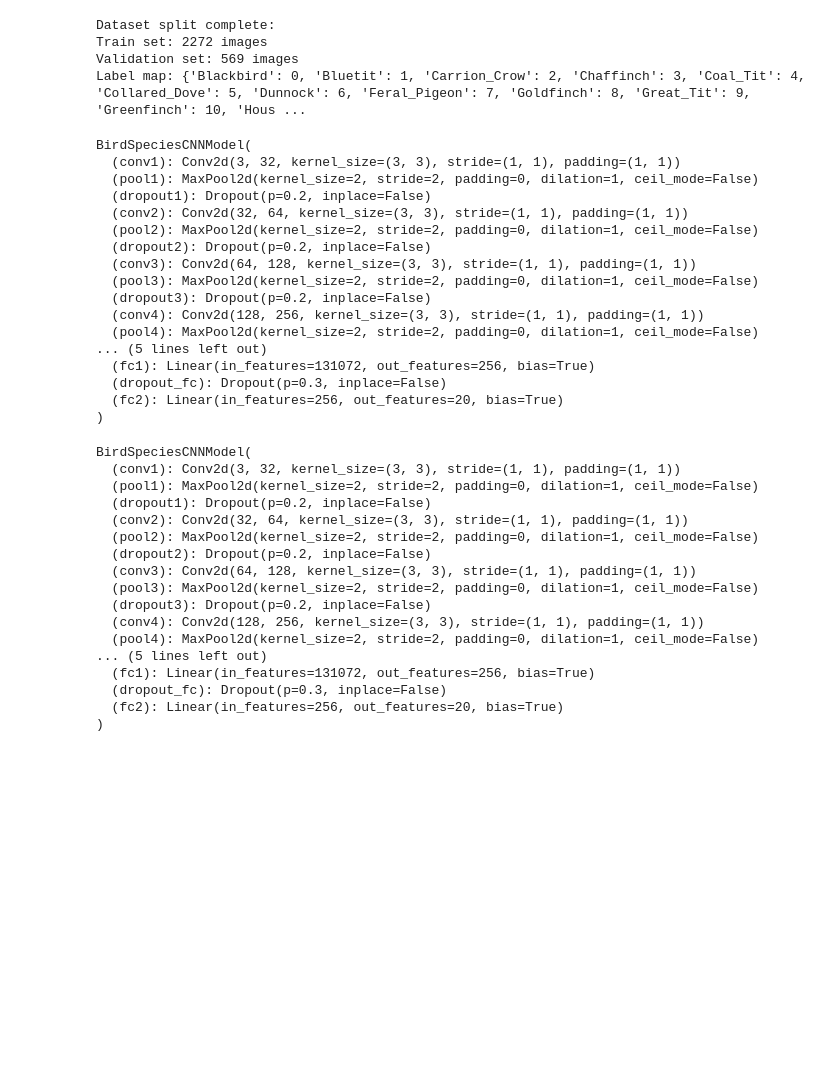
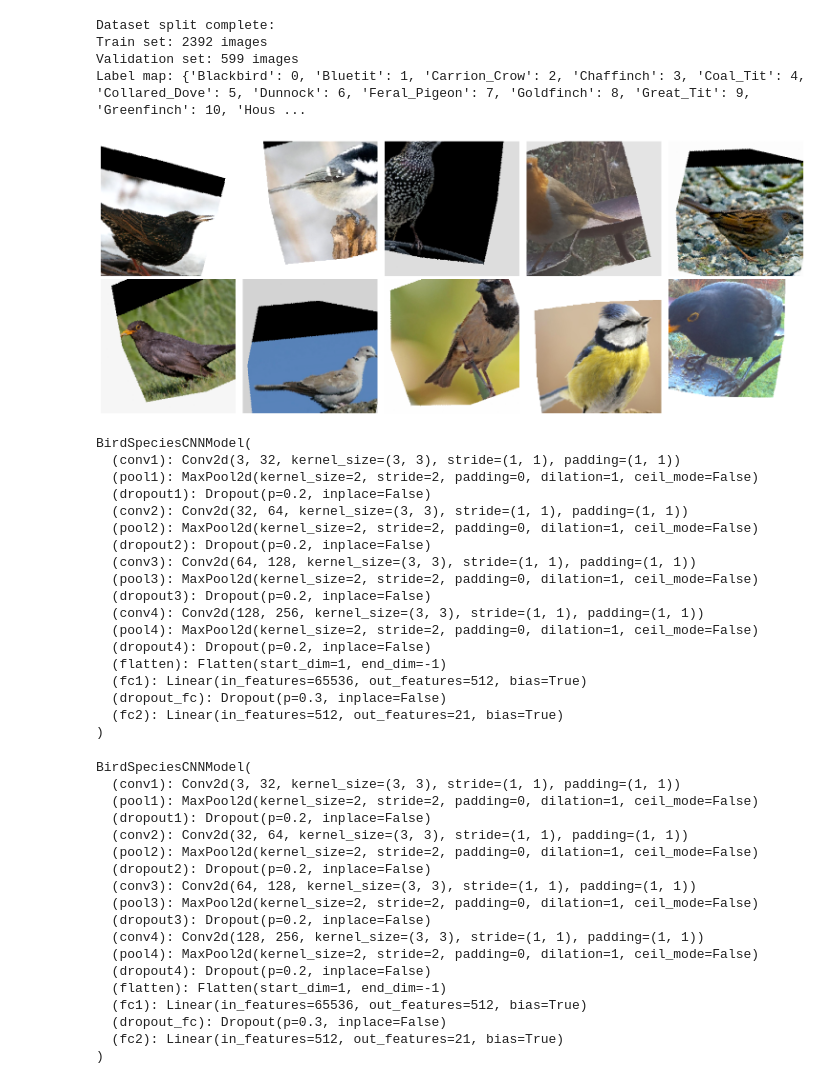
Before and after one commit to AntoineZampunieris/M1_DL, a Jupyter notebook: CNN_Bird_Species.ipynb, the cells around one changed output. Saved outputs shown, nothing was run; the diff lists cells and outputs as text; code cells hidden in the pictures; blank space fills up the shorter version.

Commit message:
augmented training

```diff
--- a/CNN_Bird_Species.ipynb
+++ b/CNN_Bird_Species.ipynb
@@ -25,7 +25,7 @@ import numpy as np
 dataset_dir = r"C:\Users\antoi\Documents\BirdSpeciesRecognitionProject\DATA"
 
 # Step 1: Load images and labels
-def load_images_from_directory(directory, target_size=(512, 512)):
+def load_images_from_directory(directory, target_size=(256, 256)):
     images = []
     labels = []
     class_names = sorted(os.listdir(directory))  # Ensure label order is consistent
@@ -64,7 +64,7 @@ print(f"Validation set: {len(val_images)} images")
 print("Label map:", label_map)
 # %% [output]
 Dataset split complete:
-Train set: 2272 images
-Validation set: 569 images
+Train set: 2392 images
+Validation set: 599 images
 Label map: {'Blackbird': 0, 'Bluetit': 1, 'Carrion_Crow': 2, 'Chaffinch': 3, 'Coal_Tit': 4, 'Collared_Dove': 5, 'Dunnock': 6, 'Feral_Pigeon': 7, 'Goldfinch': 8, 'Great_Tit': 9, 'Greenfinch': 10, 'Hous ...
 # %%
@@ -101,3 +146,23 @@ augmented_dataset = AugmentedDataset(train_images, train_labels, transform=trans
+# %%
+# Generate a batch of augmented images
+augmented_images, _ = next(iter(augmented_loader))
+
+# Convert the images to numpy format for visualization
+augmented_images = augmented_images.permute(0, 2, 3, 1).numpy()
+
+# Create a grid to display the images
+fig, axes = plt.subplots(2, 5, figsize=(15, 6))
+axes = axes.flatten()
+
+# Display each image in the grid
+for img, ax in zip(augmented_images, axes):
+    ax.imshow(img)
+    ax.axis('off')  # Hide axes
+
+plt.tight_layout()
+plt.show()
+# %% [output]
+[figure, added]
 # %%
 class BirdSpeciesCNNModel(nn.Module):
     def __init__(self):
@@ -118,24 +183,19 @@ class BirdSpeciesCNNModel(nn.Module):
         self.pool4 = nn.MaxPool2d(kernel_size=2, stride=2)
         self.dropout4 = nn.Dropout(p=0.2)
 
-        self.conv5 = nn.Conv2d(256, 512, kernel_size=3, padding=1)
-        self.pool5 = nn.MaxPool2d(kernel_size=2, stride=2)
-        self.dropout5 = nn.Dropout(p=0.2)
-
         # Dynamically calculate the flattened size
         with torch.no_grad():
-            dummy_input = torch.randn(1, 3, 512, 512)  # Adjust input size if needed
+            dummy_input = torch.randn(1, 3, 256, 256)  # Adjust input size if needed
             x = self.pool1(F.relu(self.conv1(dummy_input)))
             x = self.pool2(F.relu(self.conv2(x)))
             x = self.pool3(F.relu(self.conv3(x)))
             x = self.pool4(F.relu(self.conv4(x)))
-            x = self.pool5(F.relu(self.conv5(x)))
             self.flatten_size = x.numel()
 
         self.flatten = nn.Flatten()
-        self.fc1 = nn.Linear(self.flatten_size, 256)
+        self.fc1 = nn.Linear(self.flatten_size, 512)
         self.dropout_fc = nn.Dropout(p=0.3)
-        self.fc2 = nn.Linear(256, 20)
+        self.fc2 = nn.Linear(512, 21)
 
         self._initialize_weights()
 
@@ -158,8 +218,6 @@ class BirdSpeciesCNNModel(nn.Module):
         x = self.dropout3(x)
         x = self.pool4(F.relu(self.conv4(x)))
         x = self.dropout4(x)
-        x = self.pool5(F.relu(self.conv5(x)))
-        x = self.dropout5(x)
         x = self.flatten(x)
         x = F.relu(self.fc1(x))
         x = self.dropout_fc(x)
@@ -186,10 +244,11 @@ BirdSpeciesCNNModel(
   (dropout3): Dropout(p=0.2, inplace=False)
   (conv4): Conv2d(128, 256, kernel_size=(3, 3), stride=(1, 1), padding=(1, 1))
   (pool4): MaxPool2d(kernel_size=2, stride=2, padding=0, dilation=1, ceil_mode=False)
-... (5 lines left out)
-  (fc1): Linear(in_features=131072, out_features=256, bias=True)
+  (dropout4): Dropout(p=0.2, inplace=False)
+  (flatten): Flatten(start_dim=1, end_dim=-1)
+  (fc1): Linear(in_features=65536, out_features=512, bias=True)
   (dropout_fc): Dropout(p=0.3, inplace=False)
-  (fc2): Linear(in_features=256, out_features=20, bias=True)
+  (fc2): Linear(in_features=512, out_features=21, bias=True)
 )
 BirdSpeciesCNNModel(
   (conv1): Conv2d(3, 32, kernel_size=(3, 3), stride=(1, 1), padding=(1, 1))
@@ -203,10 +262,11 @@ BirdSpeciesCNNModel(
   (dropout3): Dropout(p=0.2, inplace=False)
   (conv4): Conv2d(128, 256, kernel_size=(3, 3), stride=(1, 1), padding=(1, 1))
   (pool4): MaxPool2d(kernel_size=2, stride=2, padding=0, dilation=1, ceil_mode=False)
-... (5 lines left out)
-  (fc1): Linear(in_features=131072, out_features=256, bias=True)
+  (dropout4): Dropout(p=0.2, inplace=False)
+  (flatten): Flatten(start_dim=1, end_dim=-1)
+  (fc1): Linear(in_features=65536, out_features=512, bias=True)
   (dropout_fc): Dropout(p=0.3, inplace=False)
-  (fc2): Linear(in_features=256, out_features=20, bias=True)
+  (fc2): Linear(in_features=512, out_features=21, bias=True)
 )
 # %%
 from torchsummary import summary
```
Also changed, not shown: parts of 5 cells of this notebook.
